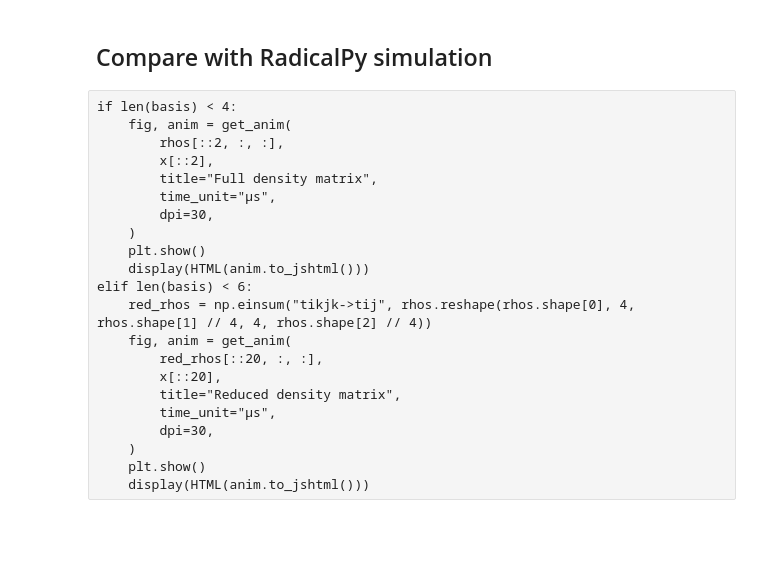
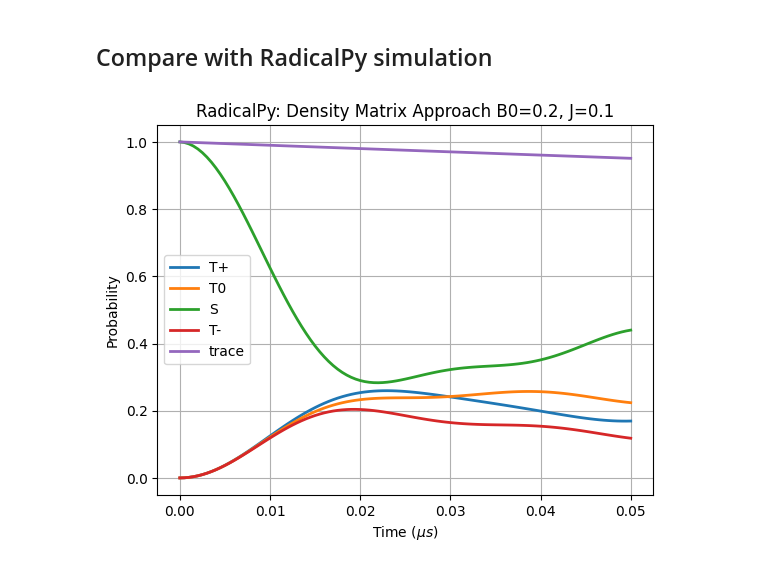
Before and after one commit to QCLovers/PyTDSCF, a Jupyter notebook: docs/notebook/radicalpair-liouville.ipynb, the cells around one changed output. Drawn from its saved outputs; the diff is of its cells as text; code cells hidden in the pictures; blank space fills up the shorter version.

```diff
--- a/docs/notebook/radicalpair-liouville.ipynb
+++ b/docs/notebook/radicalpair-liouville.ipynb
@@ -255,9 +247,9 @@ Define radical spin operators
 # %%
 def get_OE(op):
     """
-    O* ⊗ 𝟙
+    OT ⊗ 𝟙
     """
-    return np.kron(op.conjugate(), np.eye(op.shape[0], dtype=op.dtype))
+    return np.kron(op.T, np.eye(op.shape[0], dtype=op.dtype))
 
 
 def get_EO(op):
@@ -425,8 +416,8 @@ for i in range(len(sim.radicals)):
                     + "}"
                 )
                 subs[Asym] = A[(i, j)][k, l].item() * SCALE
-                hyperfine -= Asym * g_ele_sym[i] * SrE_op[i] * IrE_op[(i, j)]
-                hyperfine += Asym * g_ele_sym[i] * ESr_op[i] * EIr_op[(i, j)]
+                hyperfine -= Asym * abs(g_ele_sym[0]) * SrE_op[i] * IrE_op[(i, j)]
+                hyperfine += Asym * abs(g_ele_sym[0]) * ESr_op[i] * EIr_op[(i, j)]
 # %%
 hyperfine = hyperfine.simplify()
 hyperfine.symbol
@@ -705,7 +686,7 @@ Animation saved successfully!
 if len(basis) < 6:
     assert isinstance(D, np.ndarray)
     H = sim.total_hamiltonian(B0=B0, D=D, J=J)
-    time = np.arange(0, 5.0e-8, 5e-10)
+    time = np.arange(0, 5.0e-8+5e-10, 5e-10)
     kinetics = [
         rp.kinetics.Haberkorn(kS, rp.simulation.State.SINGLET),
         rp.kinetics.Haberkorn(kT, rp.simulation.State.TRIPLET),
@@ -713,55 +694,35 @@ if len(basis) < 6:
     sim.apply_liouville_hamiltonian_modifiers(H, kinetics)
     rhos = sim.time_evolution(State.SINGLET, time, H)
 
     time_evol_s = sim.product_probability(State.SINGLET, rhos)
     time_evol_tp = sim.product_probability(State.TRIPLET_PLUS, rhos)
     time_evol_tz = sim.product_probability(State.TRIPLET_ZERO, rhos)
     time_evol_tm = sim.product_probability(State.TRIPLET_MINUS, rhos)
     x = time * 1e6
 
     plt.plot(x, time_evol_tp, linewidth=2, label="T+")
     plt.plot(x, time_evol_tz, linewidth=2, label="T0")
     plt.plot(x, time_evol_s, linewidth=2, label="S")
     plt.plot(x, time_evol_tm, linewidth=2, label="T-")
     plt.plot(
         x,
         time_evol_tp + time_evol_tz + time_evol_s + time_evol_tm,
         linewidth=2,
         label="trace",
     )
     plt.legend()
     plt.title(f"RadicalPy: Density Matrix Approach {B0=}, {J=}")
     plt.xlabel(r"Time ($\mu s$)")
     plt.ylabel("Probability")
     # plt.ylim([0, 1])
     plt.grid()
     plt.show()
 
     rhos = rhos.reshape(
         rhos.shape[0], isqrt(rhos.shape[1]), isqrt(rhos.shape[1])
     )
+# %% [output]
+[figure, added]
-# %% [raw]
-if len(basis) < 4:
-    fig, anim = get_anim(
-        rhos[::2, :, :],
-        x[::2],
-        title="Full density matrix",
-        time_unit="μs",
-        dpi=30,
-    )
-    plt.show()
-    display(HTML(anim.to_jshtml()))
-elif len(basis) < 6:
-    red_rhos = np.einsum("tikjk->tij", rhos.reshape(rhos.shape[0], 4, rhos.shape[1] // 4, 4, rhos.shape[2] // 4))
-    fig, anim = get_anim(
-        red_rhos[::20, :, :],
-        x[::20],
-        title="Reduced density matrix",
-        time_unit="μs",
-        dpi=30,
-    )
-    plt.show()
-    display(HTML(anim.to_jshtml()))
 # %%
 # Clean files
 !rm -rf radicalpair_*_prop
```
Also changed, not shown: parts of 18 cells of this notebook, 10 other files.
